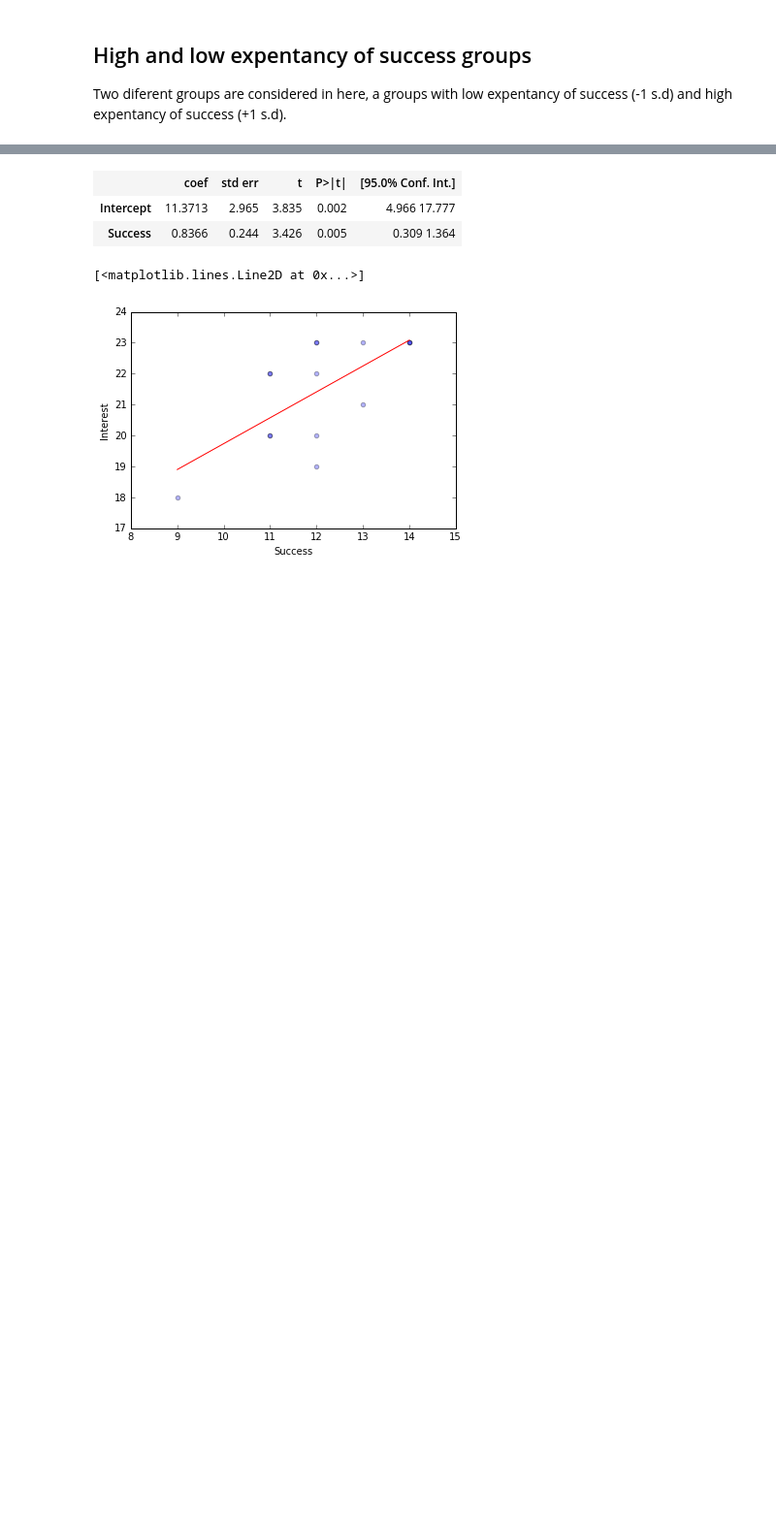
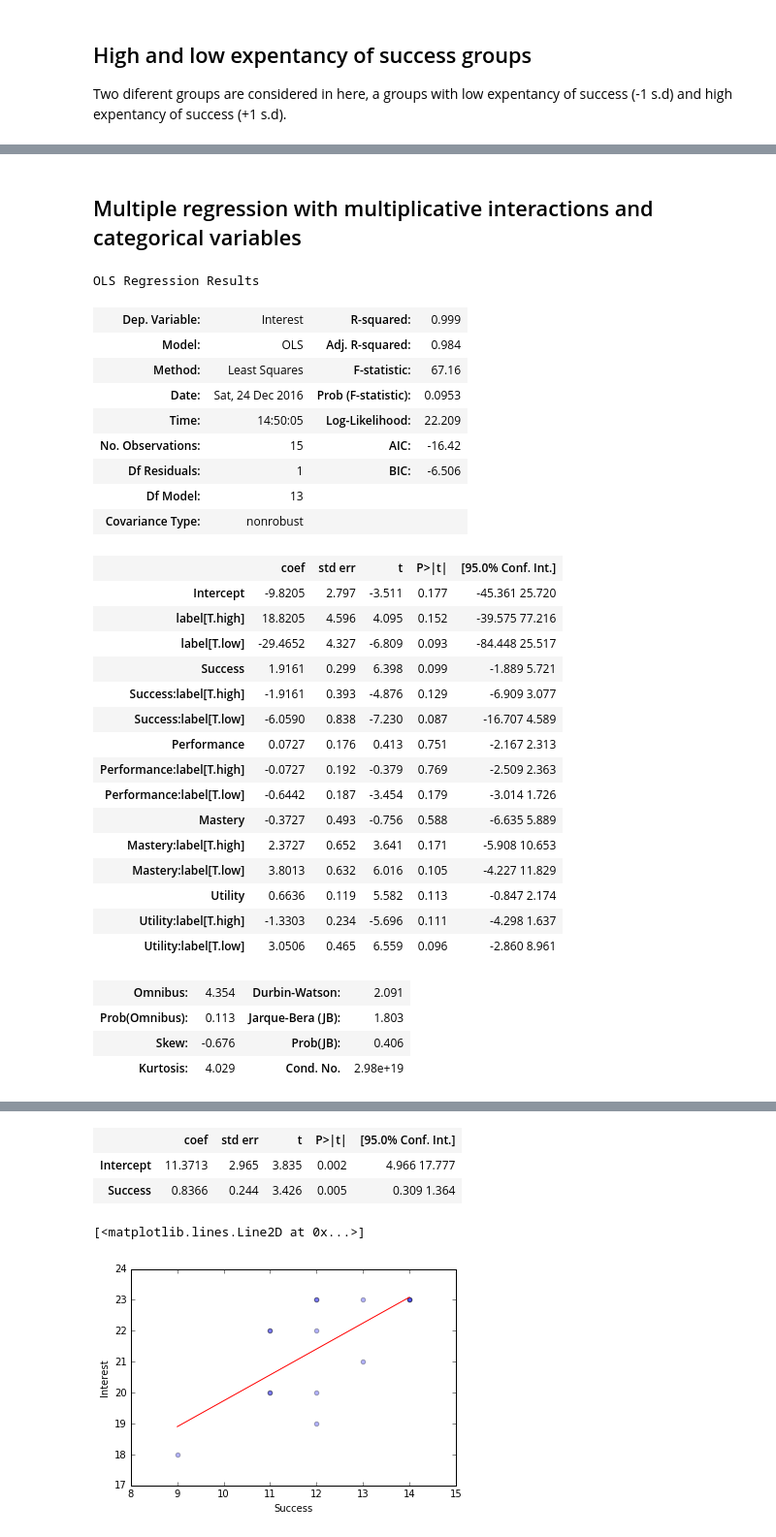
Before and after one commit to rubenpinzon/NumeracyIntervention, a Jupyter notebook: Data Analysis.ipynb, the cells around one changed output, grey strips where cells are left out. Shown at 97% size. Drawn from its saved outputs; the diff is of its cells as text; code cells hidden in the pictures; blank space fills up the shorter version.

Commit message:
Multiple regression model

```diff
--- a/Data Analysis.ipynb
+++ b/Data Analysis.ipynb
@@ -131 +131,37 @@ Thresholds for low (11.0) and high (13.0) expentancy groups
+# %% [markdown]
+## Multiple regression with multiplicative interactions and categorical variables
+# %%
+model = smf.ols(formula='Interest ~ Success*label + Performance*label + Mastery*label + Utility*label', data=groups).fit()
+model.summary()
+# %% [output]
+OLS Regression Results
+| Dep. Variable: | Interest | R-squared: | 0.999 |
+| Model: | OLS | Adj. R-squared: | 0.984 |
+| Method: | Least Squares | F-statistic: | 67.16 |
+| Date: | Sat, 24 Dec 2016 | Prob (F-statistic): | 0.0953 |
+| Time: | 14:50:05 | Log-Likelihood: | 22.209 |
+| No. Observations: | 15 | AIC: | -16.42 |
+| Df Residuals: | 1 | BIC: | -6.506 |
+| Df Model: | 13 |  |  |
+| Covariance Type: | nonrobust |  |  |
+|  | coef | std err | t | P>|t| | [95.0% Conf. Int.] |
+| Intercept | -9.8205 | 2.797 | -3.511 | 0.177 | -45.361 25.720 |
+| label[T.high] | 18.8205 | 4.596 | 4.095 | 0.152 | -39.575 77.216 |
+| label[T.low] | -29.4652 | 4.327 | -6.809 | 0.093 | -84.448 25.517 |
+| Success | 1.9161 | 0.299 | 6.398 | 0.099 | -1.889 5.721 |
+| Success:label[T.high] | -1.9161 | 0.393 | -4.876 | 0.129 | -6.909 3.077 |
+| Success:label[T.low] | -6.0590 | 0.838 | -7.230 | 0.087 | -16.707 4.589 |
+| Performance | 0.0727 | 0.176 | 0.413 | 0.751 | -2.167 2.313 |
+| Performance:label[T.high] | -0.0727 | 0.192 | -0.379 | 0.769 | -2.509 2.363 |
+| Performance:label[T.low] | -0.6442 | 0.187 | -3.454 | 0.179 | -3.014 1.726 |
+| Mastery | -0.3727 | 0.493 | -0.756 | 0.588 | -6.635 5.889 |
+| Mastery:label[T.high] | 2.3727 | 0.652 | 3.641 | 0.171 | -5.908 10.653 |
+| Mastery:label[T.low] | 3.8013 | 0.632 | 6.016 | 0.105 | -4.227 11.829 |
+| Utility | 0.6636 | 0.119 | 5.582 | 0.113 | -0.847 2.174 |
+| Utility:label[T.high] | -1.3303 | 0.234 | -5.696 | 0.111 | -4.298 1.637 |
+| Utility:label[T.low] | 3.0506 | 0.465 | 6.559 | 0.096 | -2.860 8.961 |
+| Omnibus: | 4.354 | Durbin-Watson: | 2.091 |
+| Prob(Omnibus): | 0.113 | Jarque-Bera (JB): | 1.803 |
+| Skew: | -0.676 | Prob(JB): | 0.406 |
+| Kurtosis: | 4.029 | Cond. No. | 2.98e+19 |
 # %% [markdown]
```
Also changed, not shown: parts of 6 cells of this notebook.
